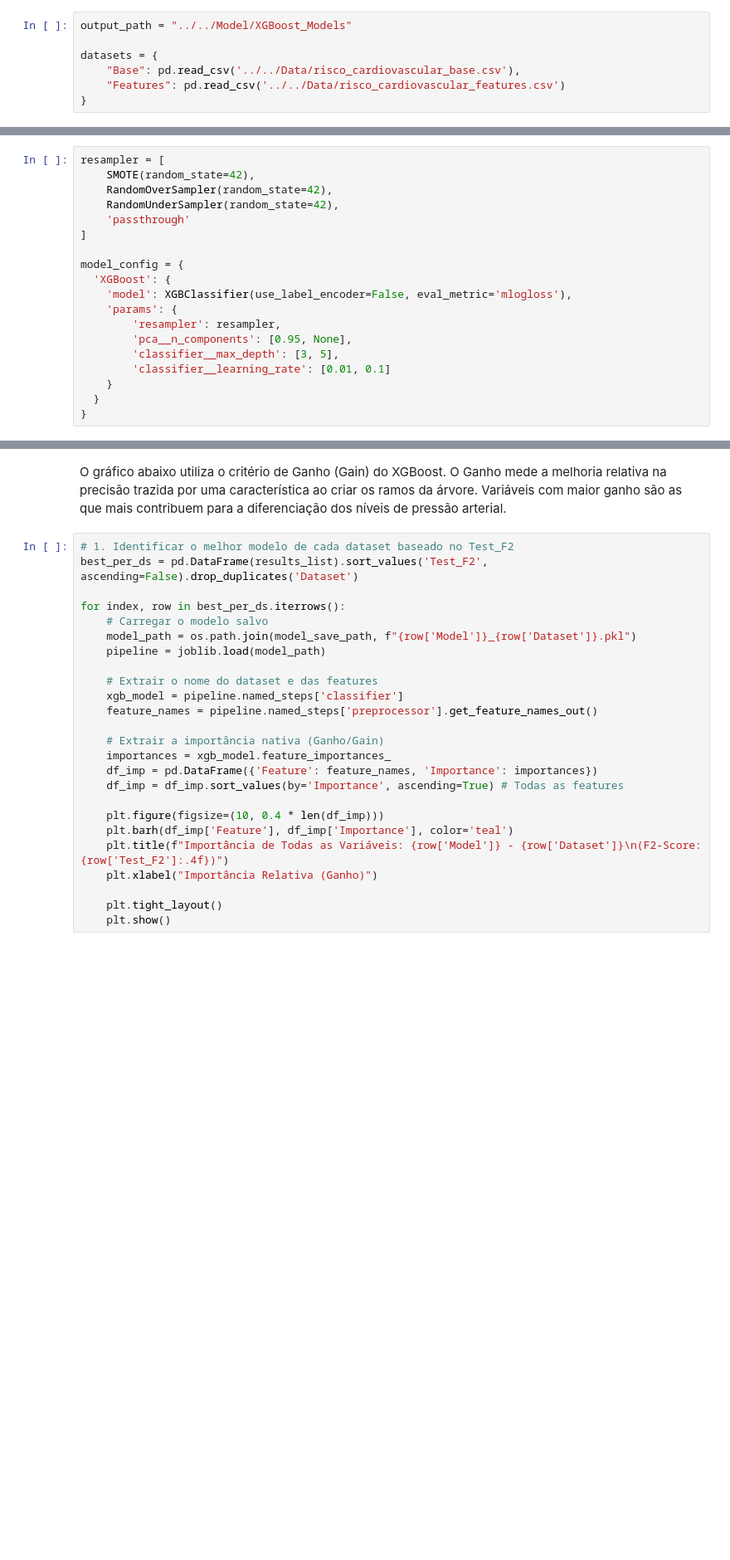
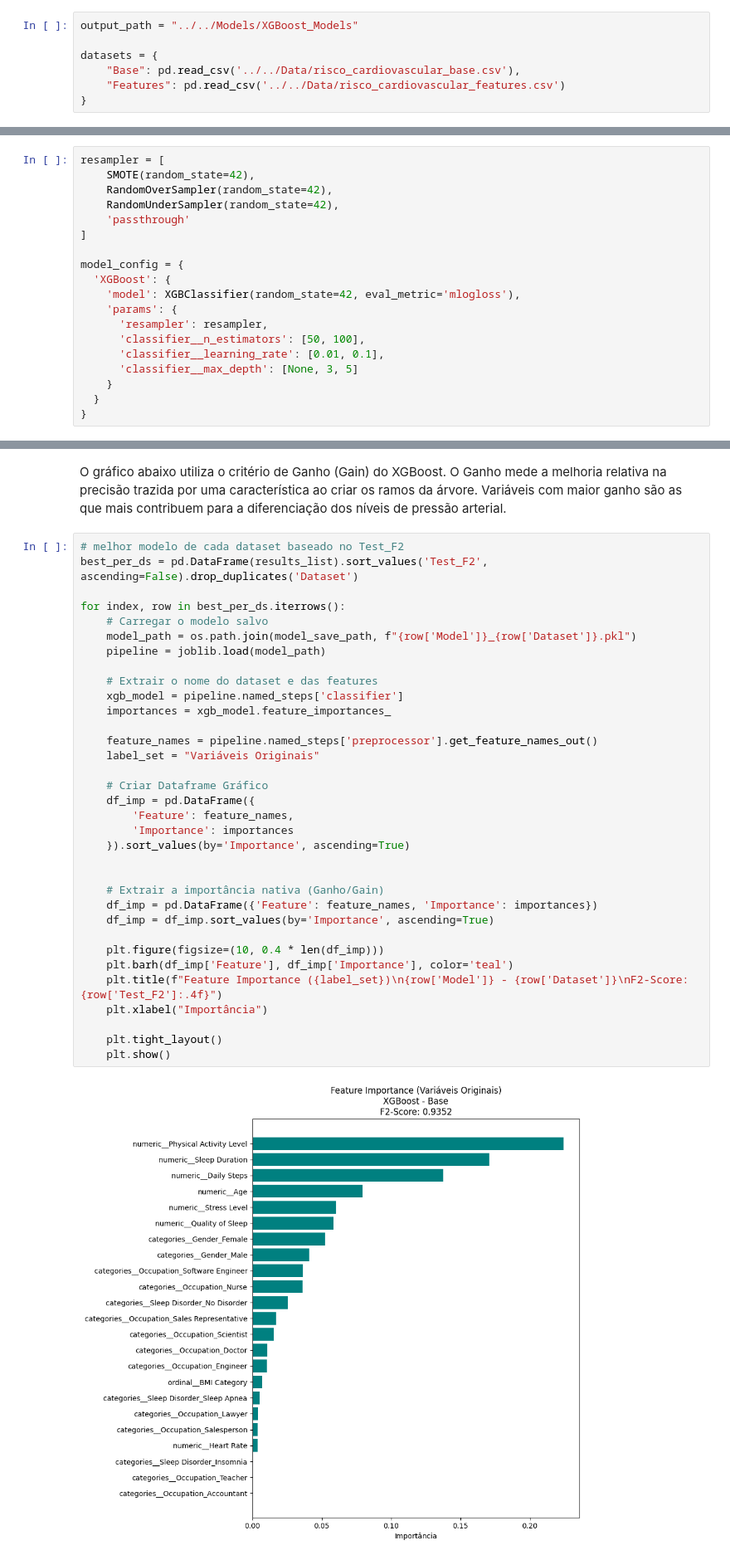
Before and after one commit to gabrielbelo2007/CardiopatiaModel, a Jupyter notebook: Local/02_Experimentos_Iniciais/XGBoost.ipynb, the cells around one changed output, grey strips where cells are left out. Shown at 83% size. Saved outputs shown, nothing was run; the diff lists cells and outputs as text; blank space fills up the shorter version.

Commit message:
FIx: Importações EDA e Display XGBoost

```diff
--- a/Local/02_Experimentos_Iniciais/XGBoost.ipynb
+++ b/Local/02_Experimentos_Iniciais/XGBoost.ipynb
@@ -27,7 +27,7 @@ from imblearn.under_sampling import RandomUnderSampler
 # %% [markdown]
 ### Carregar Datasets e Output
 # %%
-output_path = "../../Model/XGBoost_Models"
+output_path = "../../Models/XGBoost_Models"
 
 datasets = {
     "Base": pd.read_csv('../../Data/risco_cardiovascular_base.csv'),
@@ -55,12 +55,12 @@ resampler = [
 
 model_config = {
   'XGBoost': {
-    'model': XGBClassifier(use_label_encoder=False, eval_metric='mlogloss'),
+    'model': XGBClassifier(random_state=42, eval_metric='mlogloss'),
     'params': {
-        'resampler': resampler,
-        'pca__n_components': [0.95, None],
-        'classifier__max_depth': [3, 5],
-        'classifier__learning_rate': [0.01, 0.1]
+      'resampler': resampler,
+      'classifier__n_estimators': [50, 100],
+      'classifier__learning_rate': [0.01, 0.1],
+      'classifier__max_depth': [None, 3, 5]
     }
   }
 }
@@ -209,27 +260,38 @@ plt.show()
 # %% [markdown]
 O gráfico abaixo utiliza o critério de Ganho (Gain) do XGBoost. O Ganho mede a melhoria relativa na precisão trazida por uma característica ao criar os ramos da árvore. Variáveis com maior ganho são as que mais contribuem para a diferenciação dos níveis de pressão arterial.
 # %%
-# 1. Identificar o melhor modelo de cada dataset baseado no Test_F2
+# melhor modelo de cada dataset baseado no Test_F2
 best_per_ds = pd.DataFrame(results_list).sort_values('Test_F2', ascending=False).drop_duplicates('Dataset')
 
 for index, row in best_per_ds.iterrows():
     # Carregar o modelo salvo
     model_path = os.path.join(model_save_path, f"{row['Model']}_{row['Dataset']}.pkl")
     pipeline = joblib.load(model_path)
 
     # Extrair o nome do dataset e das features
     xgb_model = pipeline.named_steps['classifier']
+    importances = xgb_model.feature_importances_
+
     feature_names = pipeline.named_steps['preprocessor'].get_feature_names_out()
+    label_set = "Variáveis Originais"
+
+    # Criar Dataframe Gráfico
+    df_imp = pd.DataFrame({
+        'Feature': feature_names,
+        'Importance': importances
+    }).sort_values(by='Importance', ascending=True)
+
 
     # Extrair a importância nativa (Ganho/Gain)
-    importances = xgb_model.feature_importances_
     df_imp = pd.DataFrame({'Feature': feature_names, 'Importance': importances})
-    df_imp = df_imp.sort_values(by='Importance', ascending=True) # Todas as features
+    df_imp = df_imp.sort_values(by='Importance', ascending=True)
 
     plt.figure(figsize=(10, 0.4 * len(df_imp)))
     plt.barh(df_imp['Feature'], df_imp['Importance'], color='teal')
-    plt.title(f"Importância de Todas as Variáveis: {row['Model']} - {row['Dataset']}\n(F2-Score: {row['Test_F2']:.4f})")
-    plt.xlabel("Importância Relativa (Ganho)")
+    plt.title(f"Feature Importance ({label_set})\n{row['Model']} - {row['Dataset']}\nF2-Score: {row['Test_F2']:.4f}")
+    plt.xlabel("Importância")
 
     plt.tight_layout()
     plt.show()
+# %% [output]
+[figure, added]
```
Also changed, not shown: parts of 4 cells of this notebook, 2 other files.
